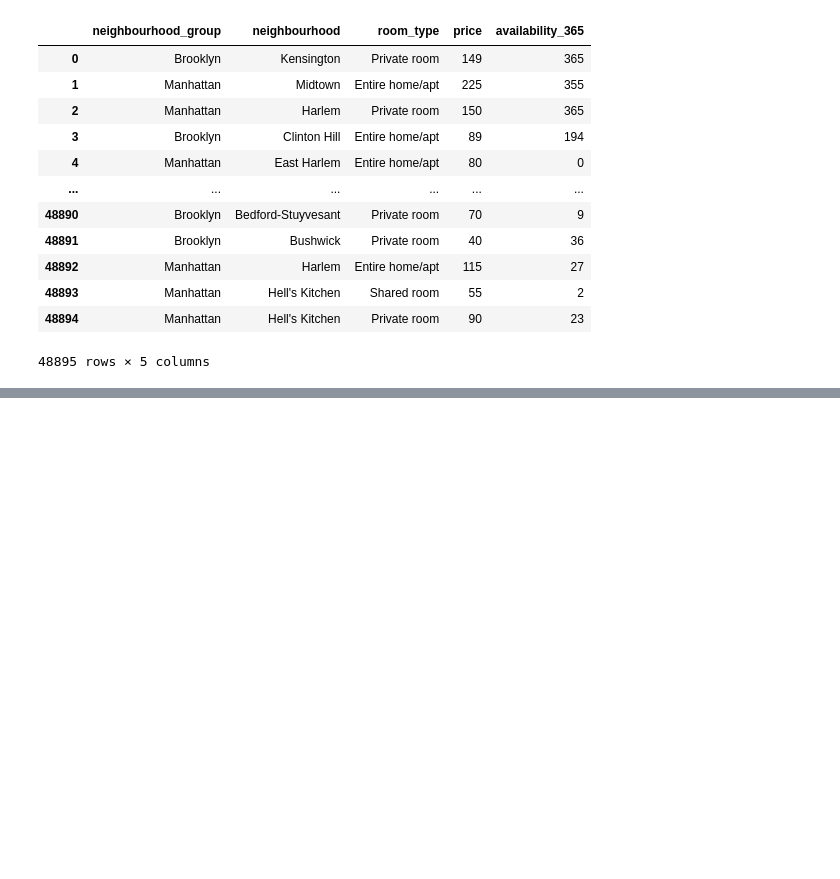
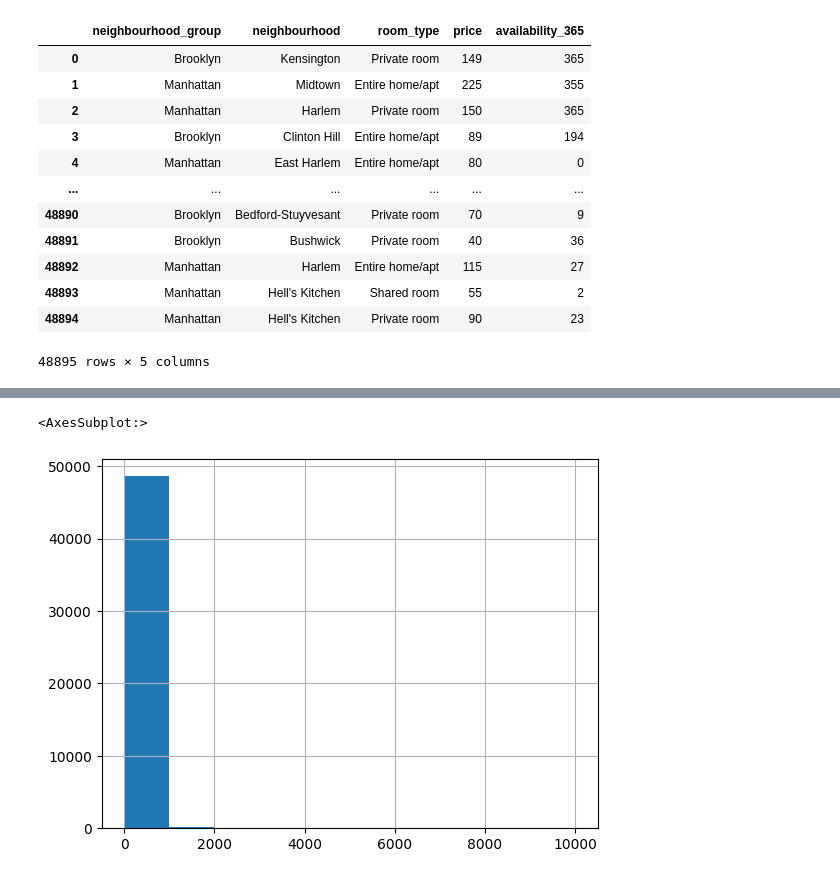
Before and after one commit to Factoria-F5-AI-Bootcamp-1-Edicion/NY_Airbnb, a Jupyter notebook: Project_NY.ipynb, the cells around one changed output, grey strips where cells are left out. Cells and saved outputs as stored; diff of their text form; code cells hidden in the pictures; blank space fills up the shorter version.

```diff
--- a/Project_NY.ipynb
+++ b/Project_NY.ipynb
@@ -195,0 +306,6 @@ df.drop(columns=["id", "host_name", "host_id", "name", "minimum_nights", "number
+# %%
+
+df["price"].hist()
+# %% [output]
+<AxesSubplot:>
+[figure, added]
```
Also changed, not shown: parts of 21 cells of this notebook, 2 other files.
